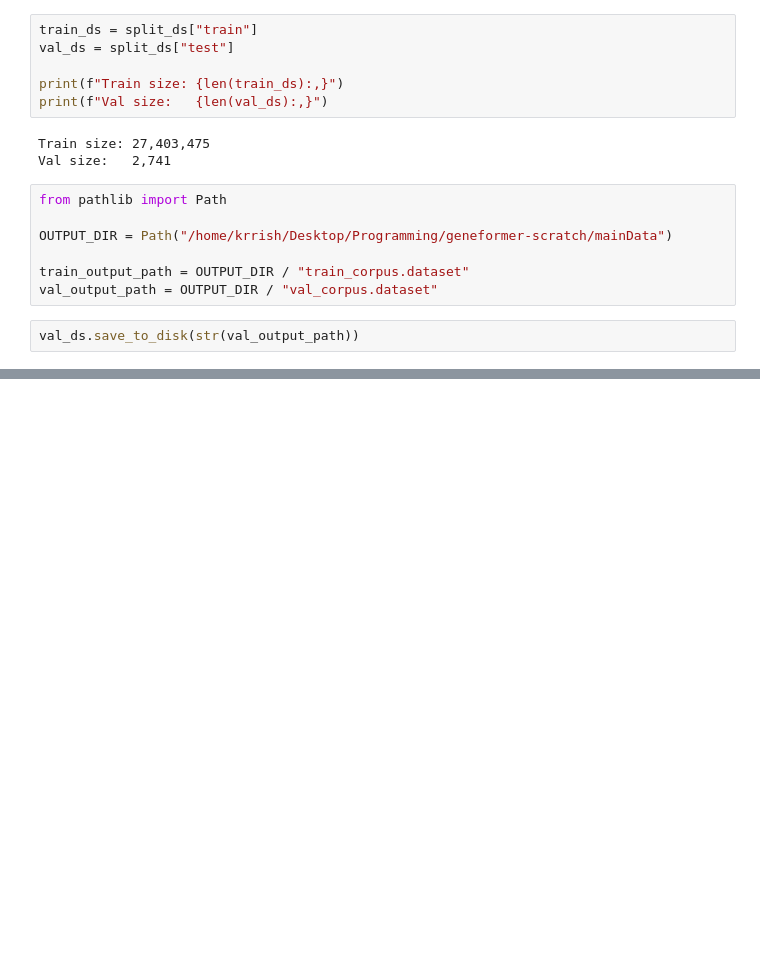
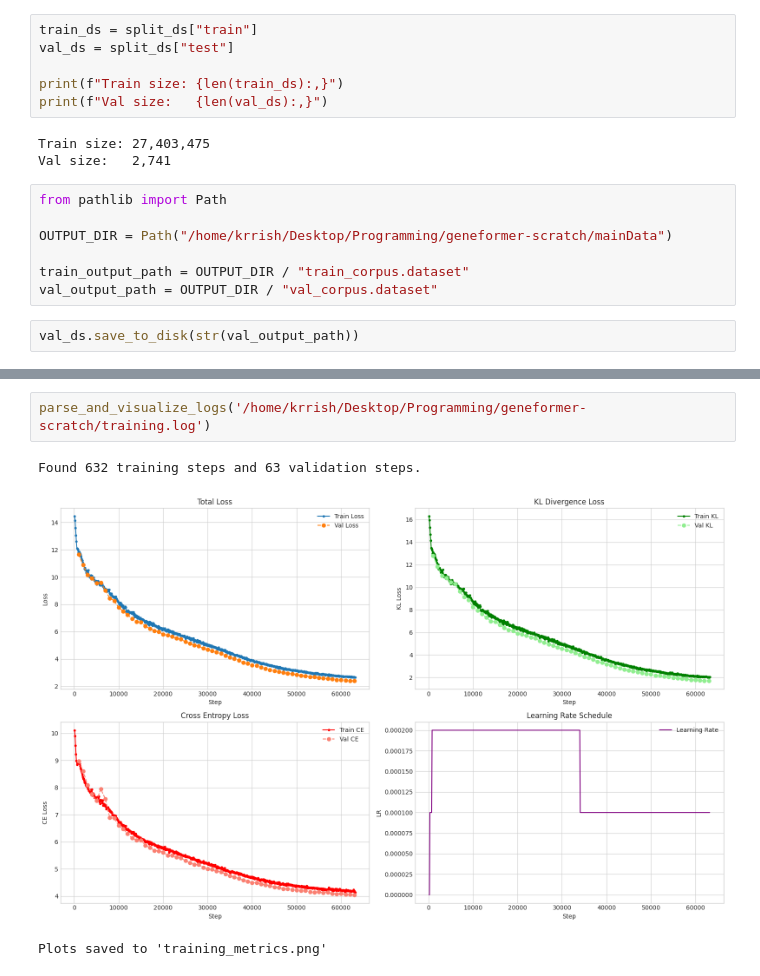
Before and after one commit to kkkamur07/geneformer-distillation, a Jupyter notebook: notebooks/experiment.ipynb, the cells around one changed output, grey strips where cells are left out. Saved outputs shown, nothing was run; the diff lists cells and outputs as text; blank space fills up the shorter version.

```diff
--- a/notebooks/experiment.ipynb
+++ b/notebooks/experiment.ipynb
@@ -797,0 +900,6 @@ val_ds.save_to_disk(str(val_output_path))
+# %%
+parse_and_visualize_logs('/home/krrish/Desktop/Programming/geneformer-scratch/training.log')
+# %% [output]
+Found 632 training steps and 63 validation steps.
+[figure, added]
+Plots saved to 'training_metrics.png'
```
Also changed, not shown: parts of 1 cell of this notebook, 4 other files.
